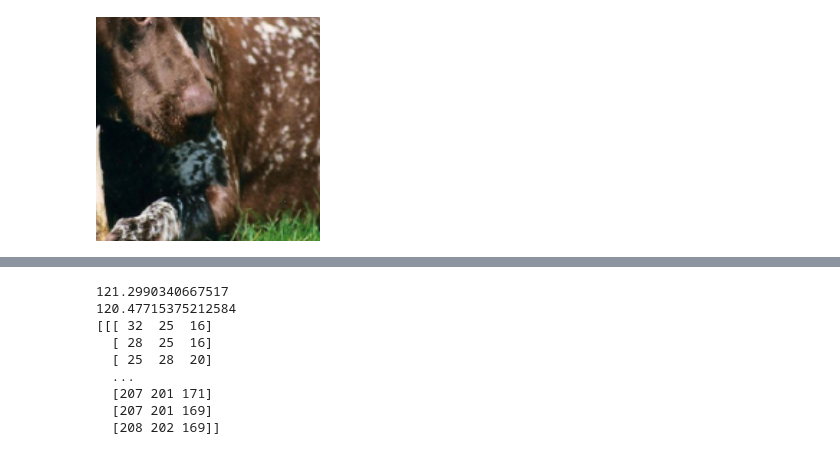
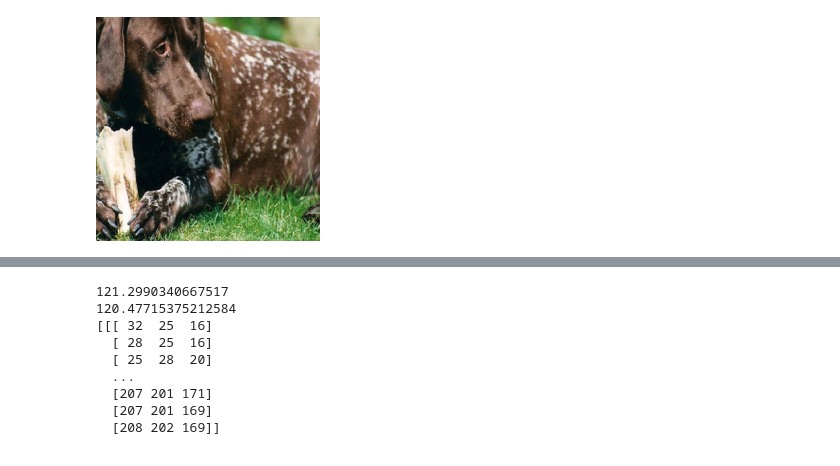
Before and after one commit to beotborry/ConformalXAI, a Jupyter notebook: explanation.ipynb, the cells around one changed output, grey strips where cells are left out. Cells and saved outputs as stored; diff of their text form; code cells hidden in the pictures.

```diff
--- a/explanation.ipynb
+++ b/explanation.ipynb
@@ -20,23 +20,29 @@ T_config
 # %%
 orig_img_path = "/home/juhyeon/Imagenet/train/n02100236/n02100236_18.JPEG"
 # orig_img_path = "/home/juhyeon/Imagenet/train/n01443537/n01443537_605.JPEG"
 # orig_img_path = "/home/juhyeon/Imagenet/train/n01614925/n01614925_13.JPEG"
 # orig_img_path = "/home/juhyeon/Imagenet/train/n02100236/n02100236_390.JPEG"
 
 
 model = resnet50(weights = ResNet50_Weights.DEFAULT).eval().cuda()
 
 
 orig_img = Image.open(orig_img_path)
-_orig_img = tensorize(center_crop_224(resize_232(orig_img))).unsqueeze(0).cuda()
+# _orig_img = tensorize(center_crop_224(resize_232(orig_img))).unsqueeze(0).cuda()
+
 
 expl_method = "LayerXAct"
 expl_func = ExplFactory().get_explainer(model = model, expl_method = expl_method)
 
 # center_crop_224(resize_322(orig_img))
 
 # center_crop_224(resize_322(center_crop_224(resize_322(orig_img))))
-orig_img = center_crop_224(resize_322(orig_img))
-tmp = center_crop_224(resize_322(resize_224(orig_img)))
+
+center_crop_224(resize_322(orig_img))
+# tmp = center_crop_224(resize_322(orig_img))
+# tmp
+# orig_img = center_crop_224(resize_322(orig_img))
+
+# orig_img
 # %% [output]
-[figure, old version]
+[figure, new version]
```
Also changed, not shown: parts of 4 cells of this notebook, 14 other files.
